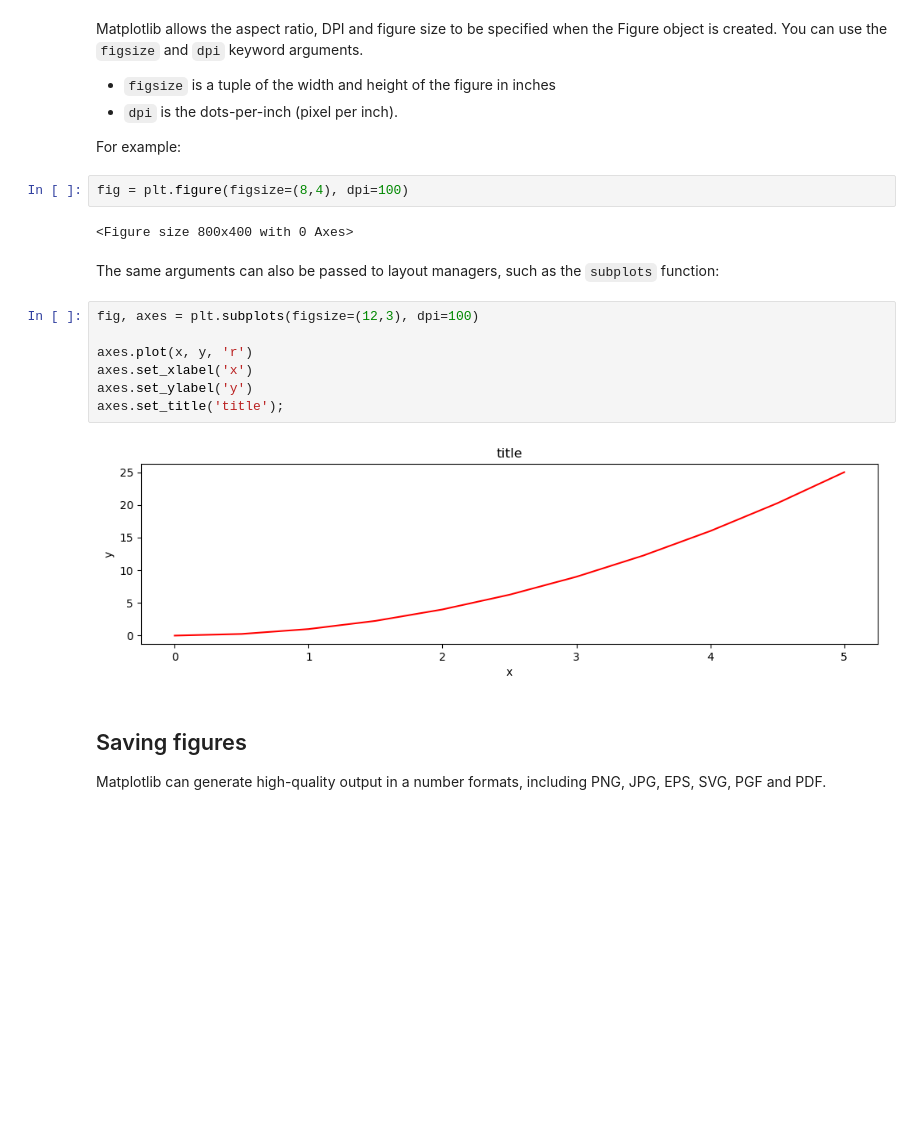
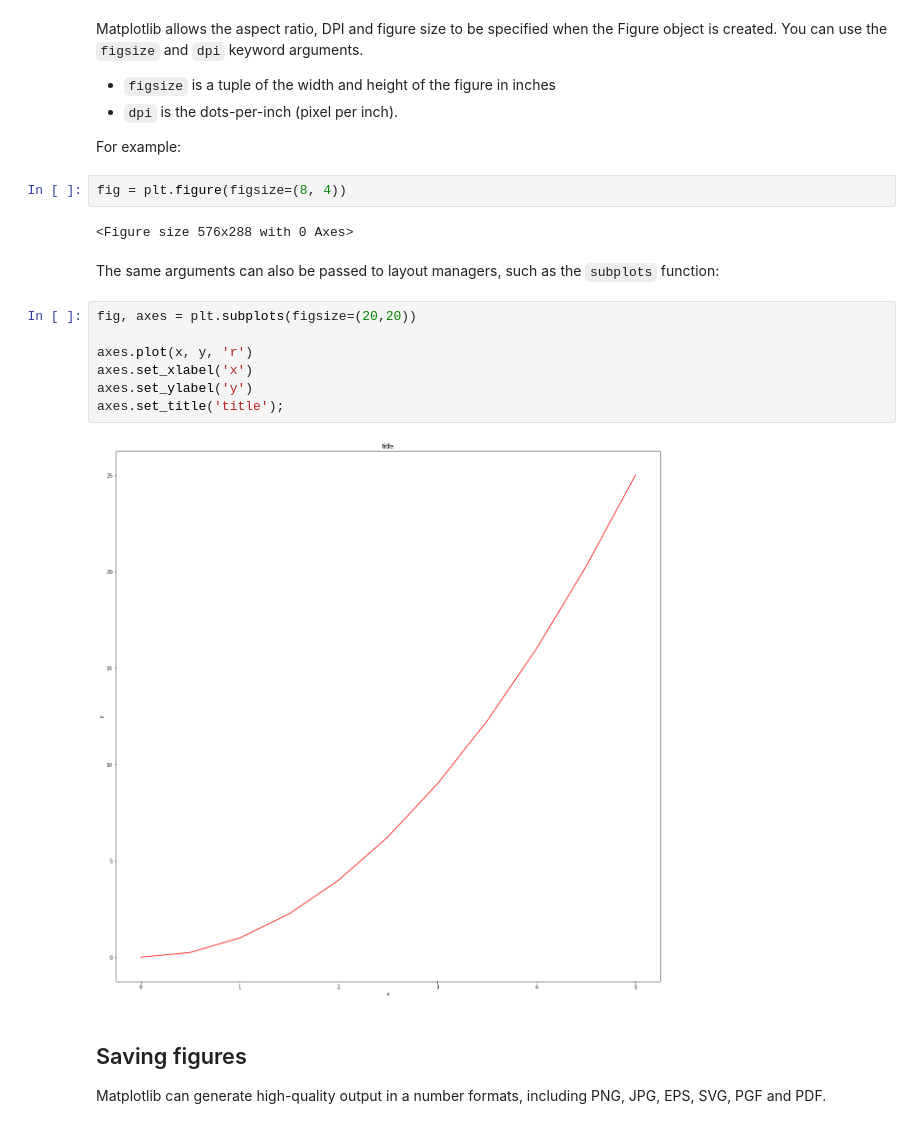
Before and after one commit to KindYAK/DSAcademy---2019-, a Jupyter notebook: MatPlotLib/01-Matplotlib Concepts Lecture.ipynb, the cells around one changed output. Saved outputs shown, nothing was run; the diff lists cells and outputs as text; blank space fills up the shorter version.

```diff
--- a/MatPlotLib/01-Matplotlib Concepts Lecture.ipynb
+++ b/MatPlotLib/01-Matplotlib Concepts Lecture.ipynb
@@ -194,20 +211,20 @@ Matplotlib allows the aspect ratio, DPI and figure size to be specified when the
 
 For example:
 # %%
-fig = plt.figure(figsize=(8,4), dpi=100)
+fig = plt.figure(figsize=(8, 4))
 # %% [output]
-<Figure size 800x400 with 0 Axes>
+<Figure size 576x288 with 0 Axes>
 # %% [markdown]
 The same arguments can also be passed to layout managers, such as the `subplots` function:
 # %%
-fig, axes = plt.subplots(figsize=(12,3), dpi=100)
+fig, axes = plt.subplots(figsize=(20,20))
 
 axes.plot(x, y, 'r')
 axes.set_xlabel('x')
 axes.set_ylabel('y')
 axes.set_title('title');
 # %% [output]
-[figure, old version]
+[figure, new version]
 # %% [markdown]
 ## Saving figures
 Matplotlib can generate high-quality output in a number formats, including PNG, JPG, EPS, SVG, PGF and PDF.
```
Also changed, not shown: parts of 10 cells of this notebook, 12 other files.
